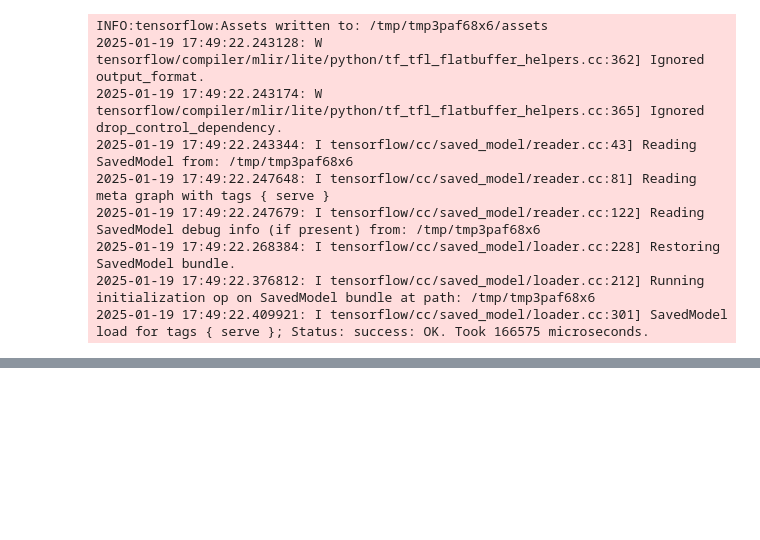
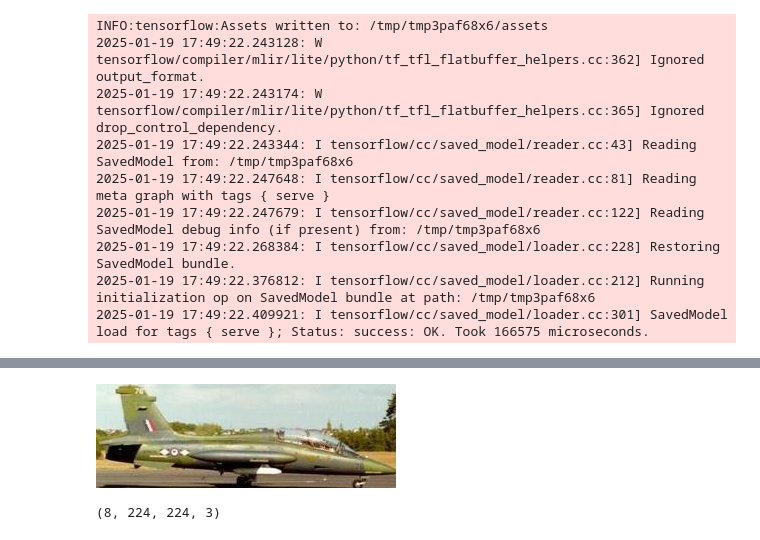
Before and after one commit to Stayermax/MLzoomcamp_capstone_project, a Jupyter notebook: notebook.ipynb, the cells around one changed output, grey strips where cells are left out. Saved outputs shown, nothing was run; the diff lists cells and outputs as text; code cells hidden in the pictures; blank space fills up the shorter version.

```diff
--- a/notebook.ipynb
+++ b/notebook.ipynb
@@ -1302,0 +1347,6 @@ INFO:tensorflow:Assets written to: /tmp/tmp3paf68x6/assets
+# %%
+image_path1 = 'data/natural_images/airplane/airplane_0000.jpg'
+image1 = load_img(image_path1)
+image1
+# %% [output]
+[figure, added]
@@ -1302,0 +1364,7 @@ INFO:tensorflow:Assets written to: /tmp/tmp3paf68x6/assets
+# %%
+X = np.array([
+        preprocess_image(load_img(f'data/natural_images/{cls}/{cls}_0000.jpg'), target_size=(224, 224)) for cls in class_names
+    ])
+X.shape
+# %% [output]
+(8, 224, 224, 3)
```
Also changed, not shown: parts of 27 cells of this notebook.
